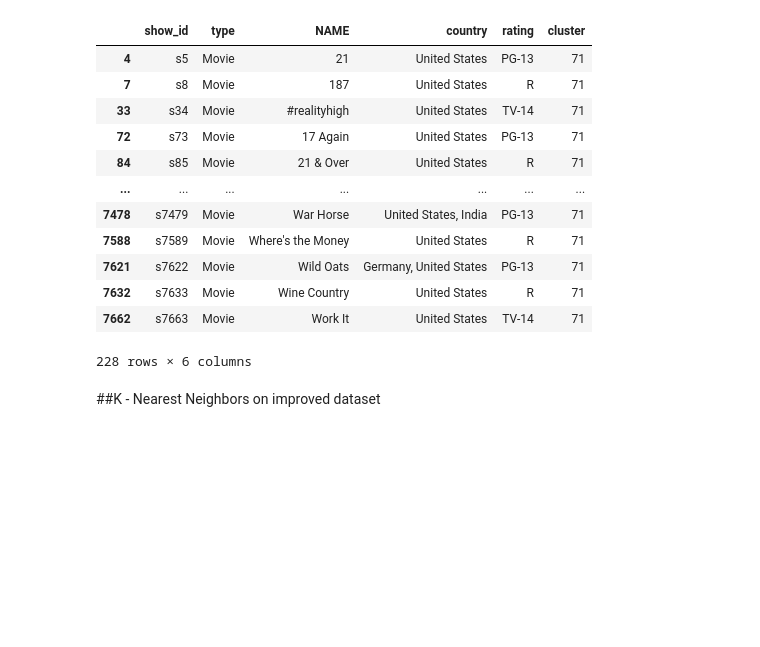
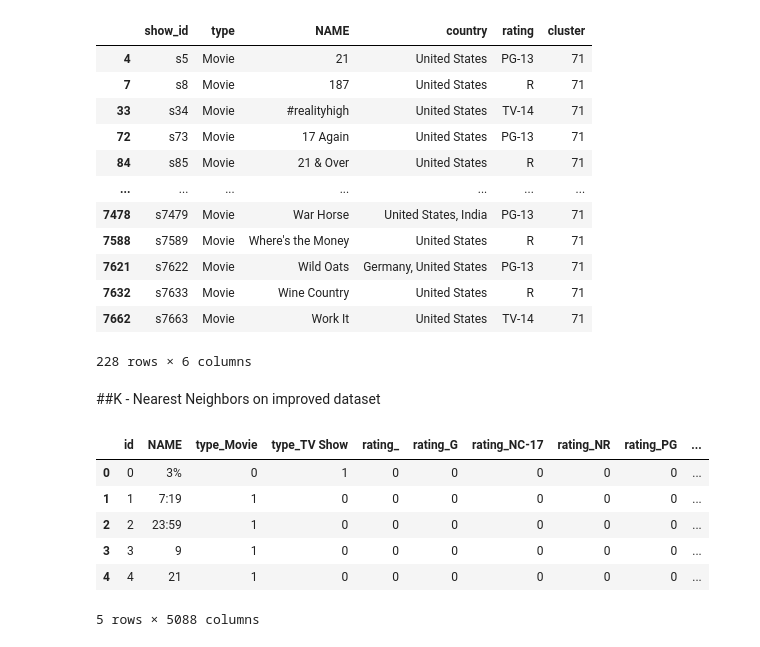
Before and after one commit to Aashishc-prog/NETFLIX_Recommender_system, a Jupyter notebook: Capstone_Netflix_Recommender_system.ipynb, the cells around one changed output. Cells and saved outputs as stored; diff of their text form; code cells hidden in the pictures; blank space fills up the shorter version.

```diff
--- a/Capstone_Netflix_Recommender_system.ipynb
+++ b/Capstone_Netflix_Recommender_system.ipynb
@@ -1061,0 +1064,14 @@ fdf = rdf.copy()
+# %%
+df5 = fdf.copy()
+# %%
+df5 = df5.reset_index().drop(columns='show_id').rename(columns={'index':'id'})
+# %%
+df5.head()
+# %% [output]
+|  | id | NAME | type_Movie | type_TV Show | rating_ | rating_G | rating_NC-17 | rating_NR | rating_PG | ... |
+| 0 | 0 | 3% | 0 | 1 | 0 | 0 | 0 | 0 | 0 | ... |
+| 1 | 1 | 7:19 | 1 | 0 | 0 | 0 | 0 | 0 | 0 | ... |
+| 2 | 2 | 23:59 | 1 | 0 | 0 | 0 | 0 | 0 | 0 | ... |
+| 3 | 3 | 9 | 1 | 0 | 0 | 0 | 0 | 0 | 0 | ... |
+| 4 | 4 | 21 | 1 | 0 | 0 | 0 | 0 | 0 | 0 | ... |
+5 rows × 5088 columns
```
Also changed, not shown: parts of 11 cells of this notebook.
